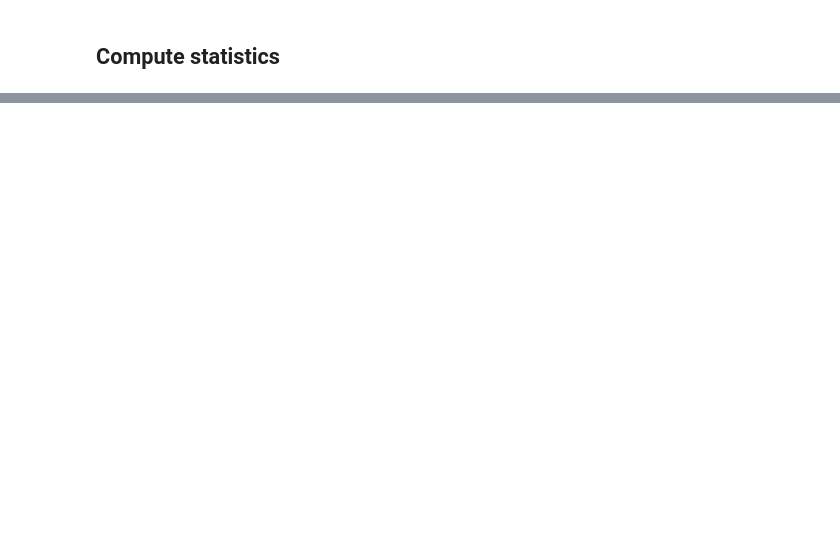
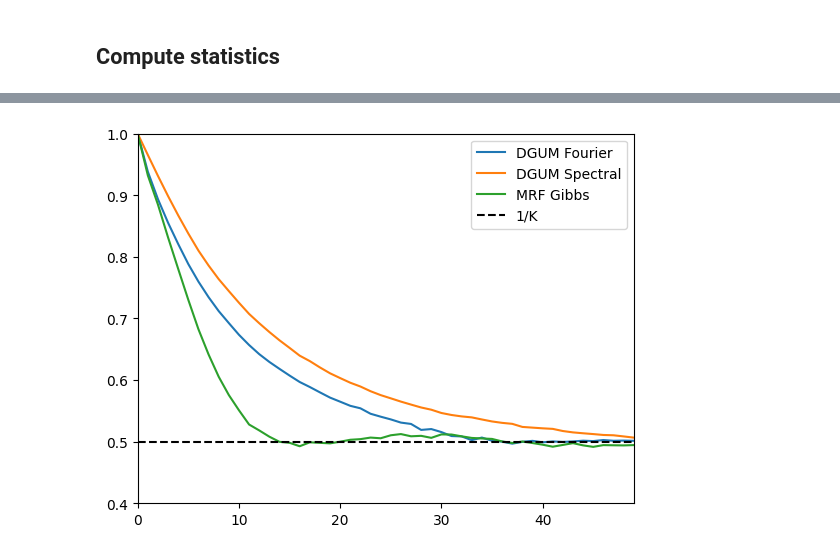
Before and after one commit to HGangloff/mrfx, a Jupyter notebook: notebooks/gums.ipynb, the cells around one changed output, grey strips where cells are left out. Cells and saved outputs as stored; diff of their text form; code cells hidden in the pictures; blank space fills up the shorter version.

```diff
--- a/notebooks/gums.ipynb
+++ b/notebooks/gums.ipynb
@@ -296,0 +264,2 @@ for k in range(len(samples)):
+# %%
+kappa = 0.1
@@ -341,3 +389,4 @@ def compute_proba_with_d(lx, ly):
 # %%
 with jax.default_device(jax.devices("cpu")[0]):
-    probas_with_d = compute_proba_with_d(256, 256)
+    probas_with_d_gum_fourier = compute_proba_with_d(samples_gum_fourier, 100, 100, 'proba_with_d_GUM_Fourier')
+    probas_with_d_gum_spectral = compute_proba_with_d(samples_gum_spectral, 100, 100, 'proba_with_d_GUM_Spectral')
@@ -391,0 +415,19 @@ proba_dist,_ = calc_proba_distance(X,d_max,D)
+# %%
+import jax
+key = jax.random.PRNGKey(0)
+import numpy as np
+from mrfx.experiments import time_complete_sampling, plot_benchmark
+from mrfx.samplers import GibbsSampler, ChromaticGibbsSampler
+from mrfx.models import Potts
+K = 2
+beta = 1.
+potts_model = Potts(K, beta, neigh_size=1)
+
+Ks = np.arange(2, 3)
+sizes = [(100, 100)]#(2 ** e, 2 ** e) for e in range(8, 10)]
+reps = 5
+
+key, subkey = jax.random.split(key, 2)
+times, n_iterations, samples = time_complete_sampling(ChromaticGibbsSampler, Potts, subkey, Ks, sizes, reps,
+                                             kwargs_sampler={"eps":0.05, "max_iter":10000, "color_update_type":"vmap_in_color"},
+                                             kwargs_model={"beta":1.}, return_X=True)
@@ -391,0 +443,3 @@ proba_dist,_ = calc_proba_distance(X,d_max,D)
+# %%
+with jax.default_device(jax.devices("cpu")[0]):
+    probas_with_d_mrf_gibbs = compute_proba_with_d(samples, 100, 100, 'proba_with_d_GUM_Fourier')
@@ -391,0 +456,15 @@ proba_dist,_ = calc_proba_distance(X,d_max,D)
+# %%
+plt.rcParams.update({'font.size': 10})
+distances = jnp.arange(0,  50)
+title = 'Empirical $p(x_i = x_j | \| i-j \| = d)$'
+plt.ylim(1/K-0.1,1)
+plt.xlim(distances[0],distances[-1])
+plt.plot(distances, probas_with_d_gum_fourier,label='DGUM Fourier')
+plt.plot(distances, probas_with_d_gum_spectral,label='DGUM Spectral')
+plt.plot(distances, probas_with_d_mrf_gibbs,label='MRF Gibbs')
+
+plt.plot(distances,np.ones_like(distances)/2,'--k',label='1/K')
+plt.legend()
+plt.savefig(f"{title}.pdf")
+# %% [output]
+[figure, added]
```
Also changed, not shown: parts of 17 cells of this notebook, 2 other files.
